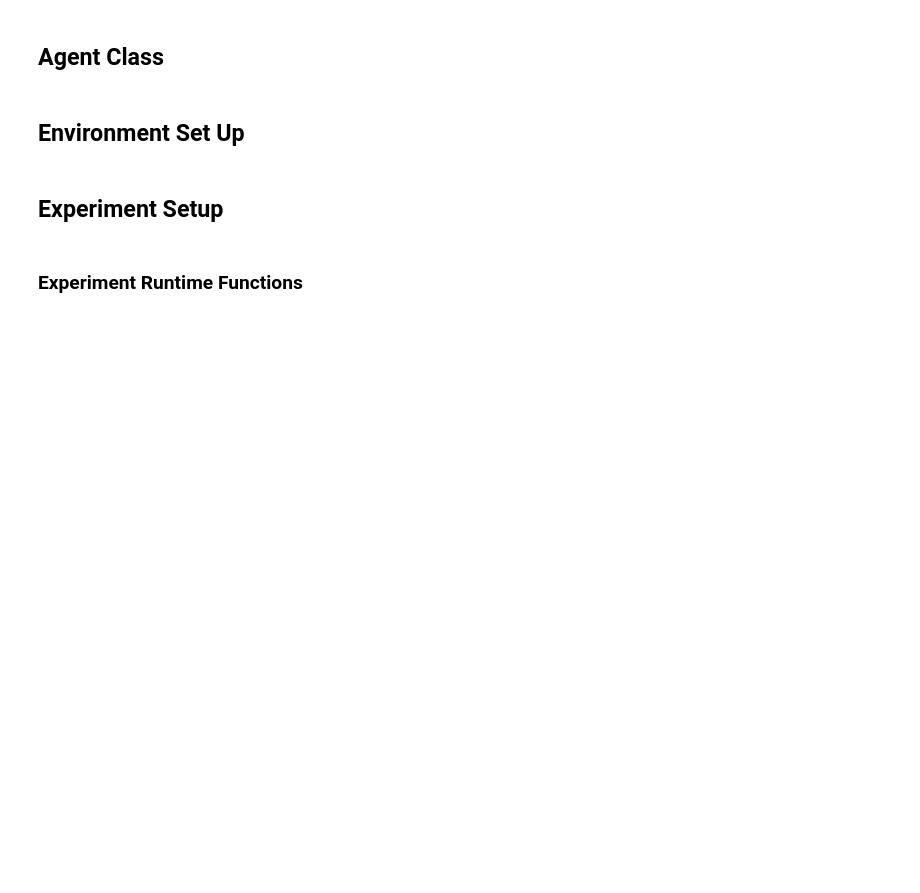
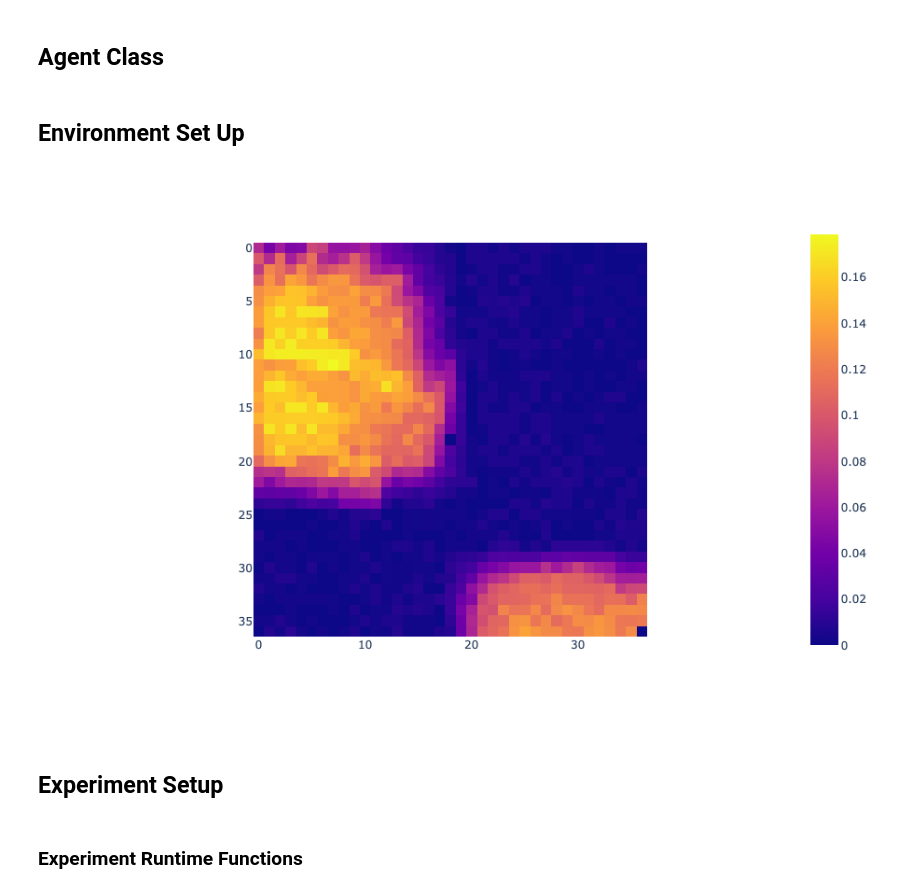
Before and after one commit to jogrady23/rl-solar, a Jupyter notebook: rl_agent/rl_agent.ipynb, the cells around one changed output. Cells and saved outputs as stored; diff of their text form; code cells hidden in the pictures; blank space fills up the shorter version.

Commit message:
cleaned up simulation data collection

```diff
--- a/rl_agent/rl_agent.ipynb
+++ b/rl_agent/rl_agent.ipynb
@@ -221,11 +222,18 @@ class SoftmaxAgent:
 # %% [markdown]
 ## Environment Set Up
 # %%
-experiment_data_path = 'simulation_data/data/corrected_motors/run_5_kitchen_no_lights.csv'
+# Set environment path
+experiment_data_path = 'simulation_data/data/initial_environments/room_light_scan_3_23_22.csv'
 # %%
-data_df = load_and_format_solar_df(experiment_data_path)
+# Load in and format data, convert to array for environment
+data_df = solar_env.load_and_format_solar_df(experiment_data_path)
+data_array = solar_env.convert_solar_df_to_value_array(data_df, 5)
-# %%
-data_array = convert_solar_df_to_value_array(data_df, 5)
+# %%
+# Visualize the environment to validate
+visualizations.heatmap(data_array)
+# px.imshow(data_array, text_auto=False, width=600, height=600)
+# %% [output]
+[figure, added]
 # %% [markdown]
 ## Experiment Setup
 # %% [markdown]
```
Also changed, not shown: parts of 1 cell of this notebook, 6 other files.
